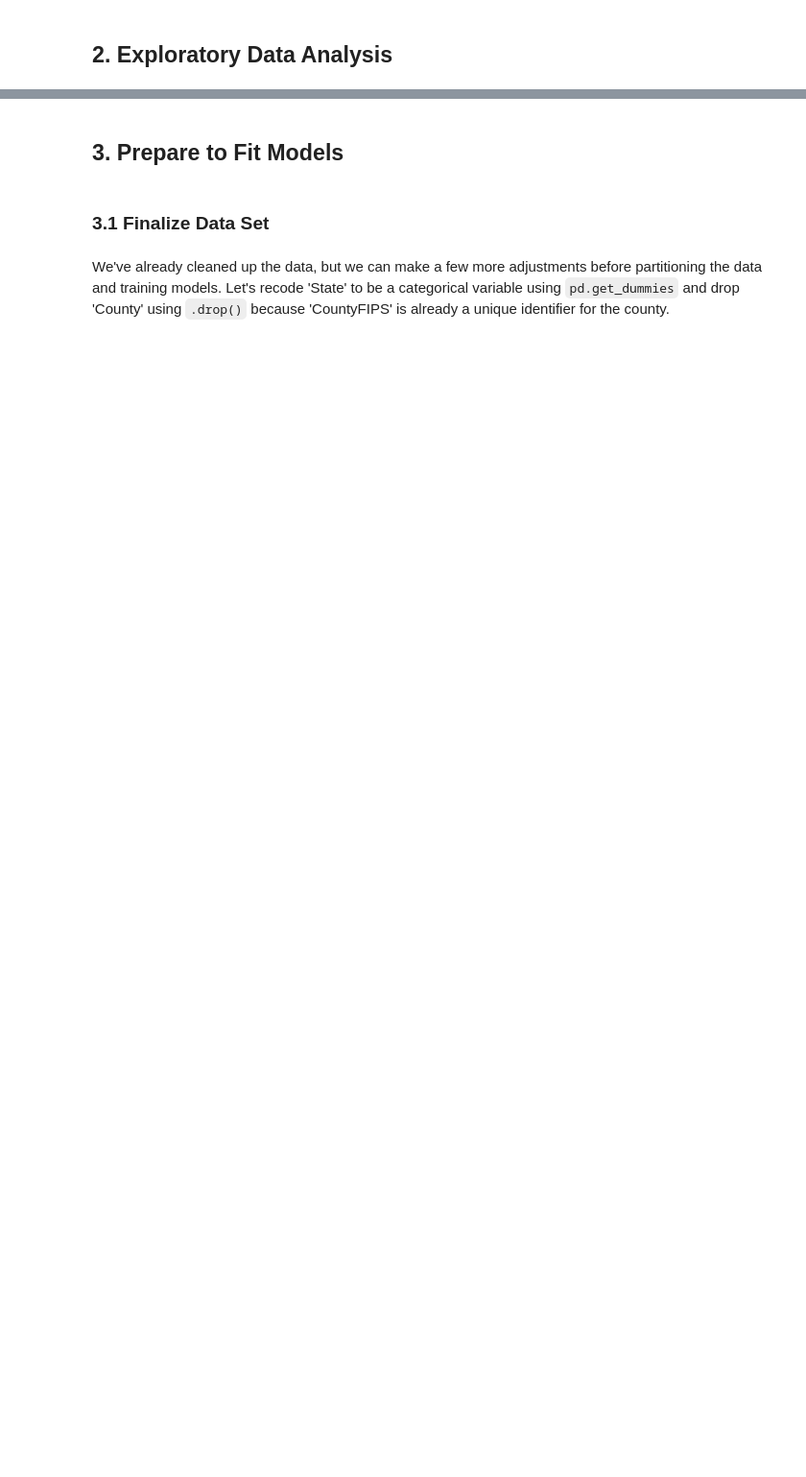
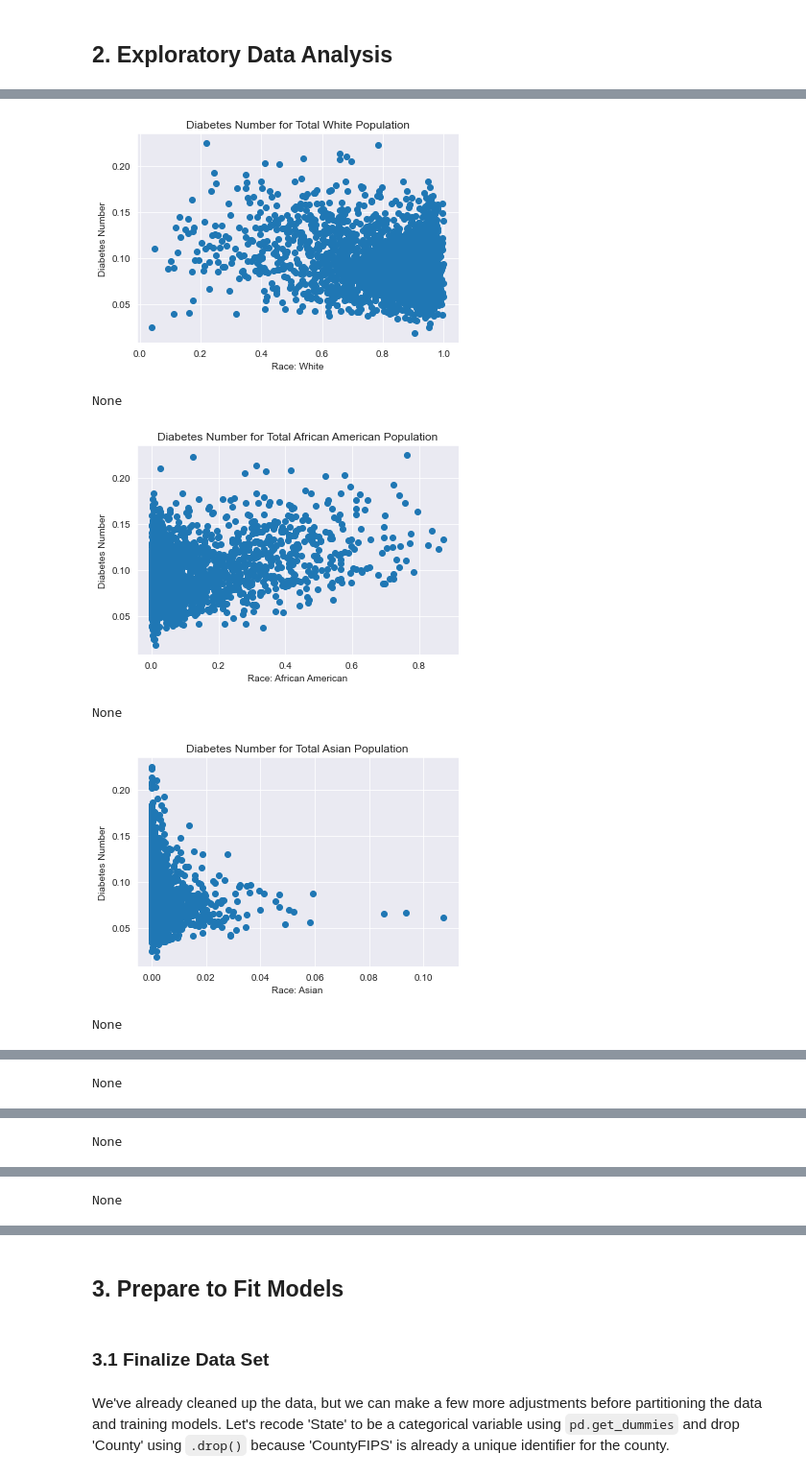
Before and after one commit to aramburoc/CSS_Project2_Group1, a Jupyter notebook: Project 2 Students.ipynb, the cells around one changed output, grey strips where cells are left out. Shown: that part at 96% size. Drawn from its saved outputs; the diff is of its cells as text; code cells hidden in the pictures; blank space fills up the shorter version.

```diff
--- a/Project 2 Students.ipynb
+++ b/Project 2 Students.ipynb
@@ -31,8 +39,8 @@ np.random.seed(273)
 #### b) Read in and inspect data frame
 Read in the data frame and look at some of its attributes.
 # %%
-diabetes = pd.read_csv(______,
+diabetes = pd.read_csv("Diabetes with Population Info by County 2017.csv")
                        #CountyFips needs to be a string so leading 0 isn't dropped (this is only if you want to make choropleth map):
-                       dtype={"CountyFIPS": str})
+dtype={"CountyFIPS": str}
 # %%
 # look at the dimensions of the diabetes data frame
@@ -138,0 +239,47 @@ diabetes = diabetes.drop(columns=______)
+# %%
+#EDA Graphs 2
+plt.scatter(diabetes['race_total population_one race_white'], diabetes["Diabetes_Number"])
+plt.title("Diabetes Number for Total White Population")
+plt.xlabel("Race: White")
+plt.ylabel("Diabetes Number")
+print(plt.show())
+
+plt.scatter(diabetes['race_total population_one race_black or african american'], diabetes["Diabetes_Number"])
+plt.title("Diabetes Number for Total African American Population")
+plt.xlabel("Race: African American")
+plt.ylabel("Diabetes Number")
+print(plt.show())
+
+plt.scatter(diabetes['race_total population_one race_asian_other asian'], diabetes["Diabetes_Number"])
+plt.title("Diabetes Number for Total Asian Population")
+plt.xlabel("Race: Asian")
+plt.ylabel("Diabetes Number")
+print(plt.show())
+
+plt.scatter(diabetes['race_total population_one race_native hawaiian and other pacific islander_native hawaiian'],
+            diabetes["Diabetes_Number"])
+plt.title("Diabetes Number for Total Native Hawaiian or Pacific Islander Population")
+plt.xlabel("Race: Native Hawaiian or Pacific Islander")
+plt.ylabel("Diabetes Number")
+print(plt.show())
+
+plt.scatter(diabetes['hispanic or latino and race_total population_hispanic or latino (of any race)'],
+            diabetes["Diabetes_Number"])
+plt.title("Diabetes Number for Total Latinx Population")
+plt.xlabel("Race: Latinx")
+plt.ylabel("Diabetes Number")
+print(plt.show())
+
+plt.scatter(diabetes['race_total population_one race_some other race'],
+            diabetes["Diabetes_Number"])
+plt.title("Diabetes Number for Other Race Population")
+plt.xlabel("Race: Other")
+plt.ylabel("Diabetes Number")
+print(plt.show())
+# %% [output]
+[figure, added]
+None
+[figure, added]
+None
+[figure, added]
+None
@@ -138,0 +287 @@ diabetes = diabetes.drop(columns=______)
+None
@@ -138,0 +289 @@ diabetes = diabetes.drop(columns=______)
+None
@@ -138,0 +291 @@ diabetes = diabetes.drop(columns=______)
+None
```
Also changed, not shown: parts of 22 cells of this notebook.
